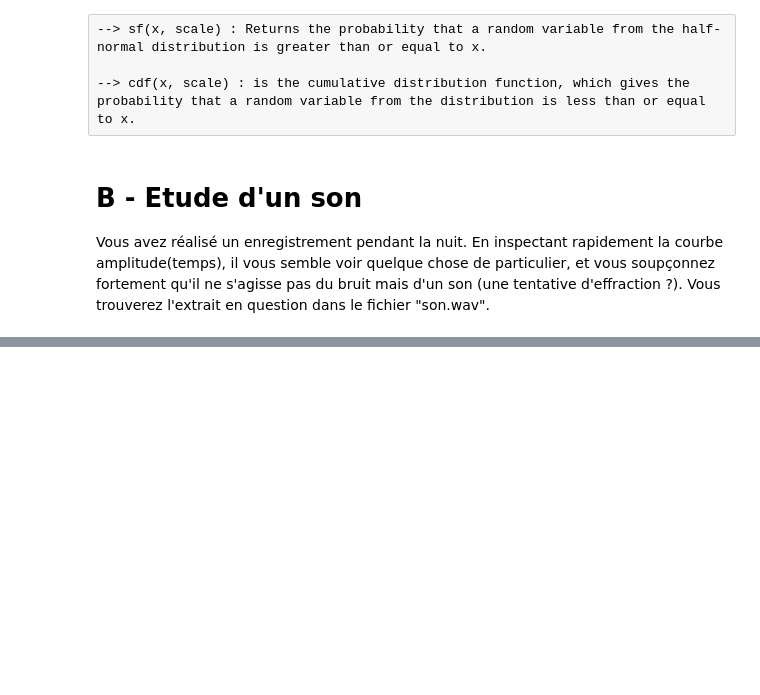
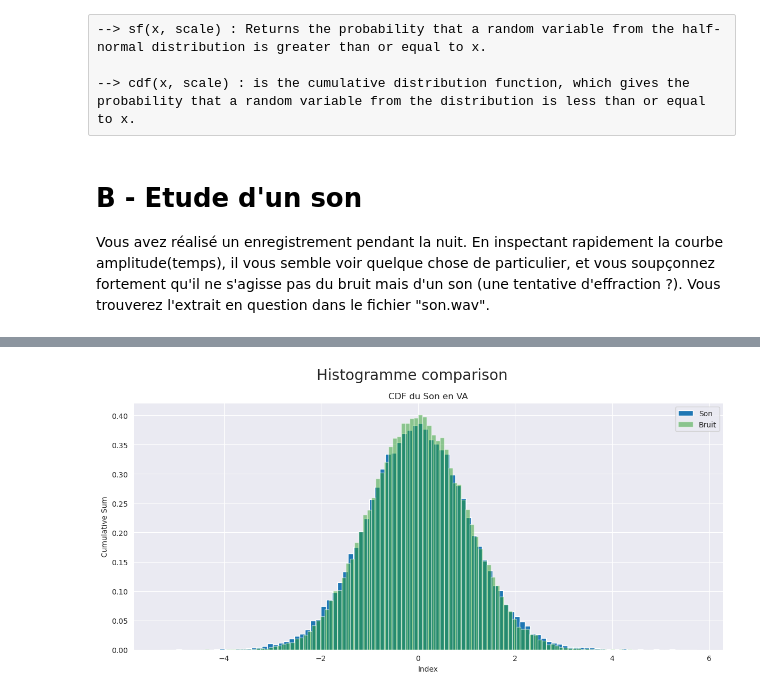
Before and after one commit to ManuLabricole/CDN-Statistique, a Jupyter notebook: 2-Test-d_hypotheses/test_hypothese_perso.ipynb, the cells around one changed output, grey strips where cells are left out. Drawn from its saved outputs; the diff is of its cells as text; code cells hidden in the pictures; blank space fills up the shorter version.

```diff
--- a/2-Test-d_hypotheses/test_hypothese_perso.ipynb
+++ b/2-Test-d_hypotheses/test_hypothese_perso.ipynb
@@ -394,0 +483,36 @@ Vous avez réalisé un enregistrement pendant la nuit. En inspectant rapidement
+# %%
+fig, ax = plt.subplots(1, 1, figsize=(12, 6))
+
+fig.suptitle("Histogramme comparison", fontsize=20)
+sns.set_style("darkgrid")
+
+# plot the probability density on the right axis
+df_son.loc[10:11].hist(
+    ax=ax,
+    bins=100,
+    density=True,
+    color=colors[0],
+    alpha=1,
+    label="Son"
+)
+df_bruit.loc[10:11].hist(
+    ax=ax,
+    bins=100,
+    density=True,
+    color=colors[4],
+    alpha=0.5,
+    label="Bruit"
+)
+
+
+ax.set_title('CDF du Son en VA')
+ax.set_xlabel('Index')
+ax.set_ylabel('Cumulative Sum')
+ax.legend()
+
+
+# adjust the layout and display the plot
+plt.tight_layout()
+plt.show()
+# %% [output]
+[figure, added]
```
Also changed, not shown: parts of 13 cells of this notebook.
